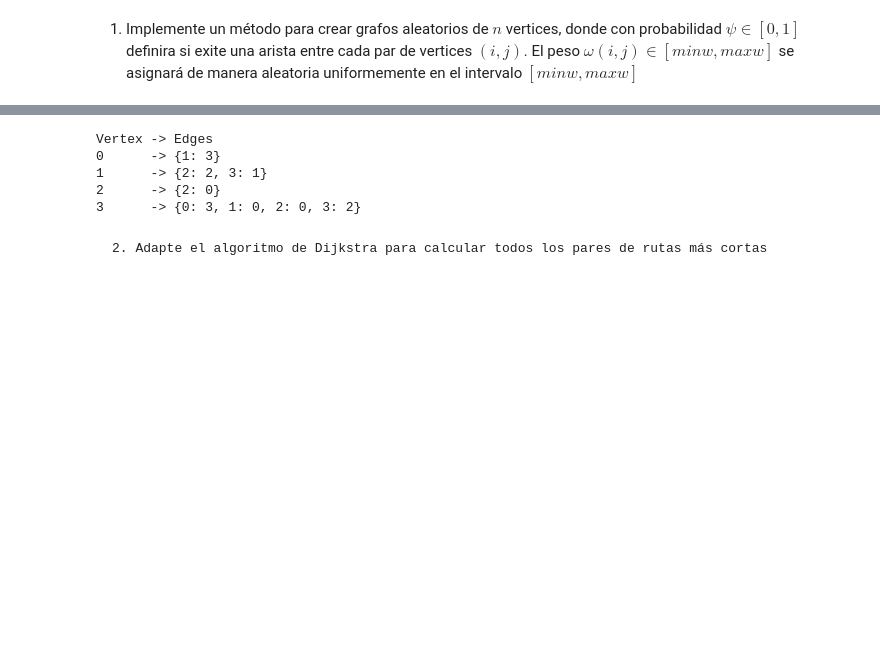
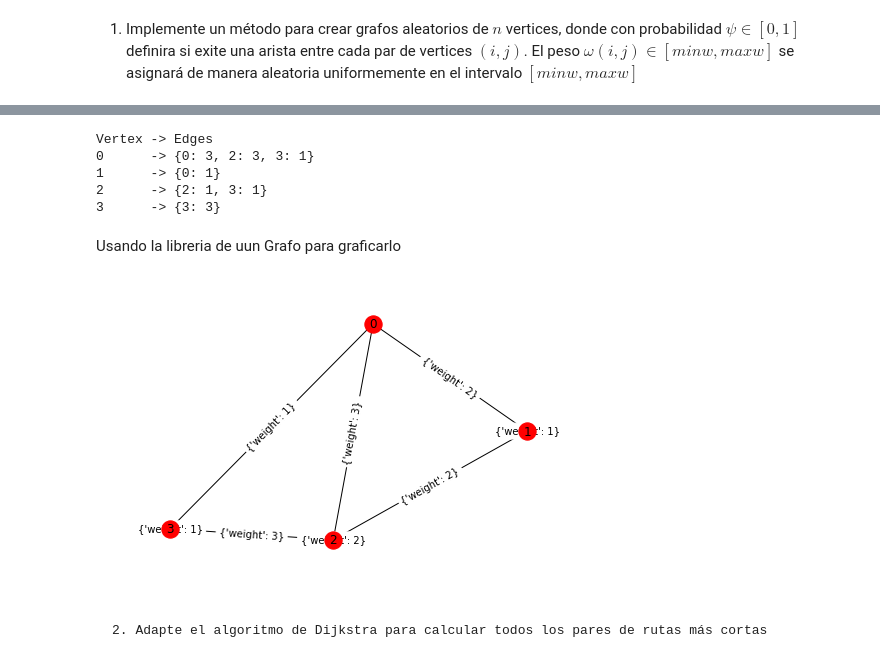
Before and after one commit to DanteCely/AnalisisAlgoritmos, a Jupyter notebook: Taller 6.ipynb, the cells around one changed output, grey strips where cells are left out. Saved outputs shown, nothing was run; the diff lists cells and outputs as text; code cells hidden in the pictures; blank space fills up the shorter version.

```diff
--- a/Taller 6.ipynb
+++ b/Taller 6.ipynb
@@ -89,13 +84,48 @@ def randomGrah( nVertices, minw, maxw ):
                 weight = rnd.randint(int(minw), int(maxw))
                 graph.add_edge(i, j, weight)
     print graph
-# %%
-randomGrah(4,0,3)
-# %% [output]
-Vertex -> Edges
-0      -> {1: 3}
-1      -> {2: 2, 3: 1}
-2      -> {2: 0}
-3      -> {0: 3, 1: 0, 2: 0, 3: 2}
+# %%
+nVertices = 4
+minw = 1
+maxw = 3
+randomGrah(nVertices,minw,maxw)
+# %% [output]
+Vertex -> Edges
+0      -> {0: 3, 2: 3, 3: 1}
+1      -> {0: 1}
+2      -> {2: 1, 3: 1}
+3      -> {3: 3}
+# %% [markdown]
+Usando la libreria de uun Grafo para graficarlo
+# %%
+import random as rnd
+import matplotlib.pyplot as plt
+import networkx as nx
+
+def randomGrah2( nVertices, minw, maxw ):
+    G=nx.Graph()
+    #Agregar los vertices
+    v = range(nVertices)
+    G.add_nodes_from(v)
+    #Agregar las Aristas
+    for i in range(nVertices):
+        for j in range(nVertices):
+            if rnd.random() > 0.5:
+                #Añadir el peso
+                weight = rnd.randint(int(minw), int(maxw))
+                G.add_weighted_edges_from([(i,j,weight)])
+    return G
+# %%
+nVertices = 4
+minw = 1
+maxw = 3
+G = randomGrah2(nVertices,minw,maxw)
+pos = nx.spring_layout(G)
+nx.draw(G, pos)
+nx.draw_networkx_labels(G,pos)
+nx.draw_networkx_edge_labels(G,pos)
+plt.show()
+# %% [output]
+[figure, added]
 # %% [markdown]
     2. Adapte el algoritmo de Dijkstra para calcular todos los pares de rutas más cortas
```
Also changed, not shown: parts of 2 cells of this notebook.
